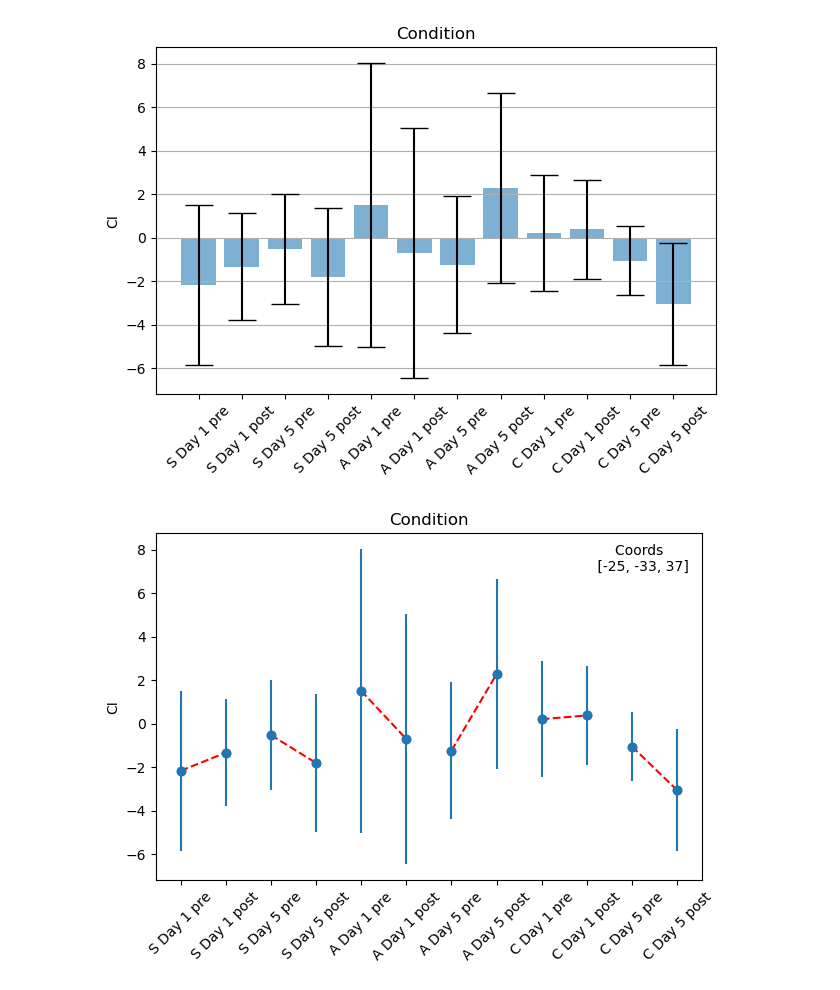
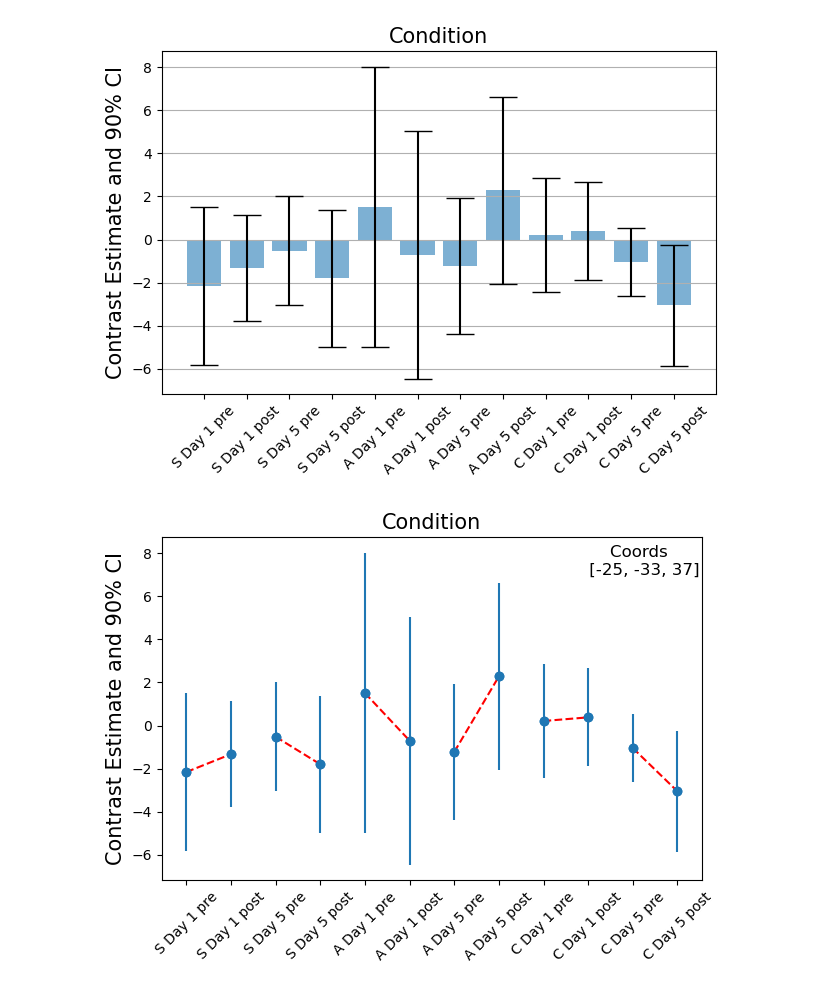
Before and after one commit to davide-aloi/raindrop_analyses_fmri_eeg, a Jupyter notebook: fmri/exploratory_data_analysis/p01_plot_CI_samescale.ipynb, the cells around one changed output. Drawn from its saved outputs; the diff is of its cells as text; code cells hidden in the pictures.

Commit message:
finalised plots

```diff
--- a/fmri/exploratory_data_analysis/p01_plot_CI_samescale.ipynb
+++ b/fmri/exploratory_data_analysis/p01_plot_CI_samescale.ipynb
@@ -21,25 +21,25 @@ conditions = ['S Day 1 pre', 'S Day 1 post','S Day 5 pre','S Day 5 post',
 # %%
 import matplotlib.pyplot as plt; plt.rcdefaults()
 import numpy as np
 import matplotlib.pyplot as plt
 
 y_pos = np.arange(len(conditions))
 
 fig, ax = plt.subplots()
 ax.yaxis.grid(True)
 
 ax.bar(y_pos, data, yerr=intervals, align='center', alpha=0.58, ecolor ='black', capsize=10)
 plt.xticks(y_pos, conditions)
-plt.ylabel('CI')
-ax.set_title('Condition')
+plt.ylabel('Contrast Estimate and 90% CI',fontsize=15)
+ax.set_title('Condition',fontsize=15)
 
 plt.xticks(rotation=45)
 plt.tight_layout()
-plt.savefig('CI_p01_w02_w04.png', dpi = 300)
+plt.savefig('CI_p01_w02_w04_w06.png', dpi = 300)
 
 plt.show()
 # %% [output]
-[figure, old version]
+[figure, new version]
 # %%
 plt.scatter(np.arange(0,12,1), data)
 plt.errorbar(np.arange(0,12,1), data, yerr=intervals, fmt="o")
@@ -52,13 +52,13 @@ for i in range(0, int(len(data)/2)):
     n += 2
 
 # Labels
-plt.text(10.2, 7, 'Coords \n [-25, -33, 37]', ha='center', size=10, color='black')
+plt.text(10.2, 7, 'Coords \n [-25, -33, 37]', ha='center', size=12, color='black')
 plt.xticks(y_pos, conditions)
-plt.ylabel('CI')
-plt.title('Condition')
-
+plt.ylabel('Contrast Estimate and 90% CI',fontsize=15)
+plt.title('Condition', fontsize=15)
 plt.xticks(rotation=45)
 plt.tight_layout()
+plt.savefig('CI_binned_sp_all.png', dpi = 300)
 plt.show()
 # %% [output]
-[figure, old version]
+[figure, new version]
```
Also changed, not shown: 12 other files.
